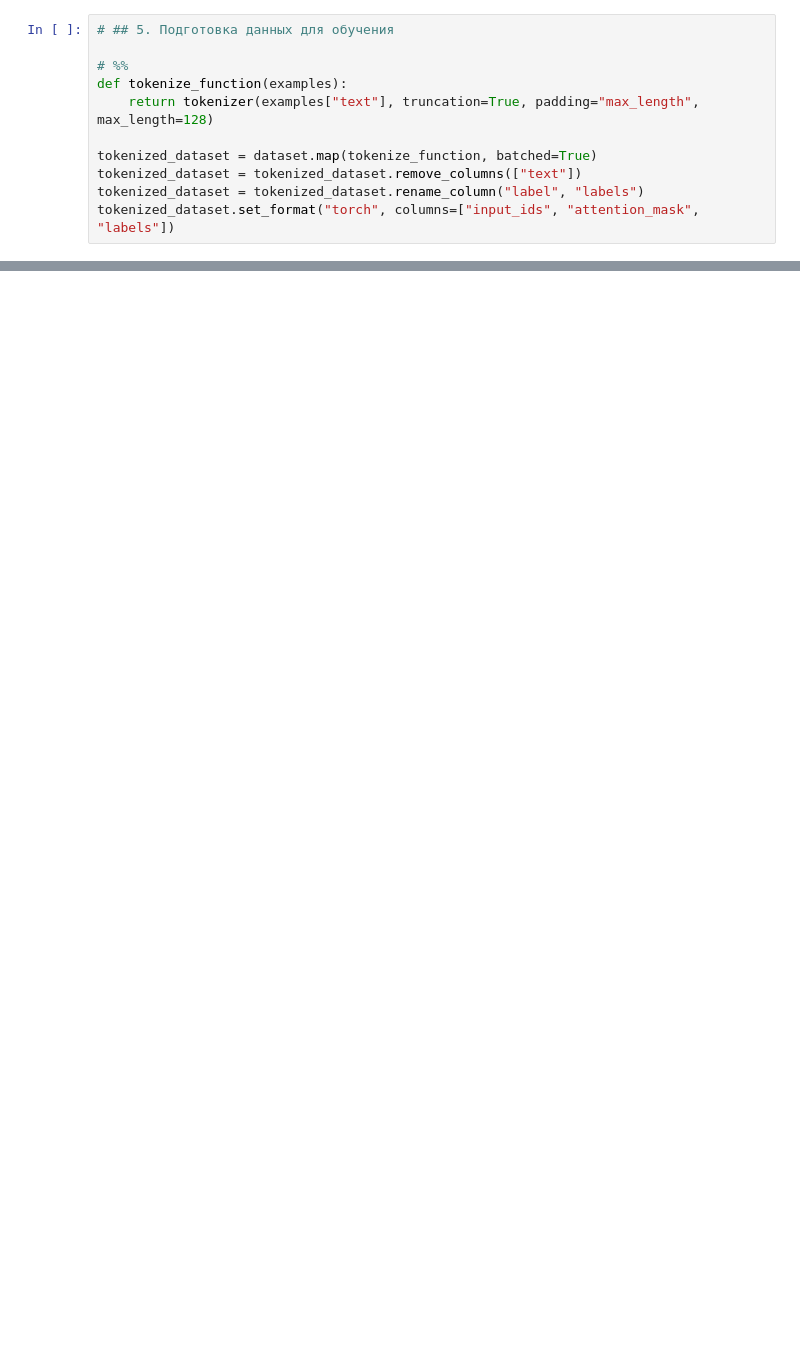
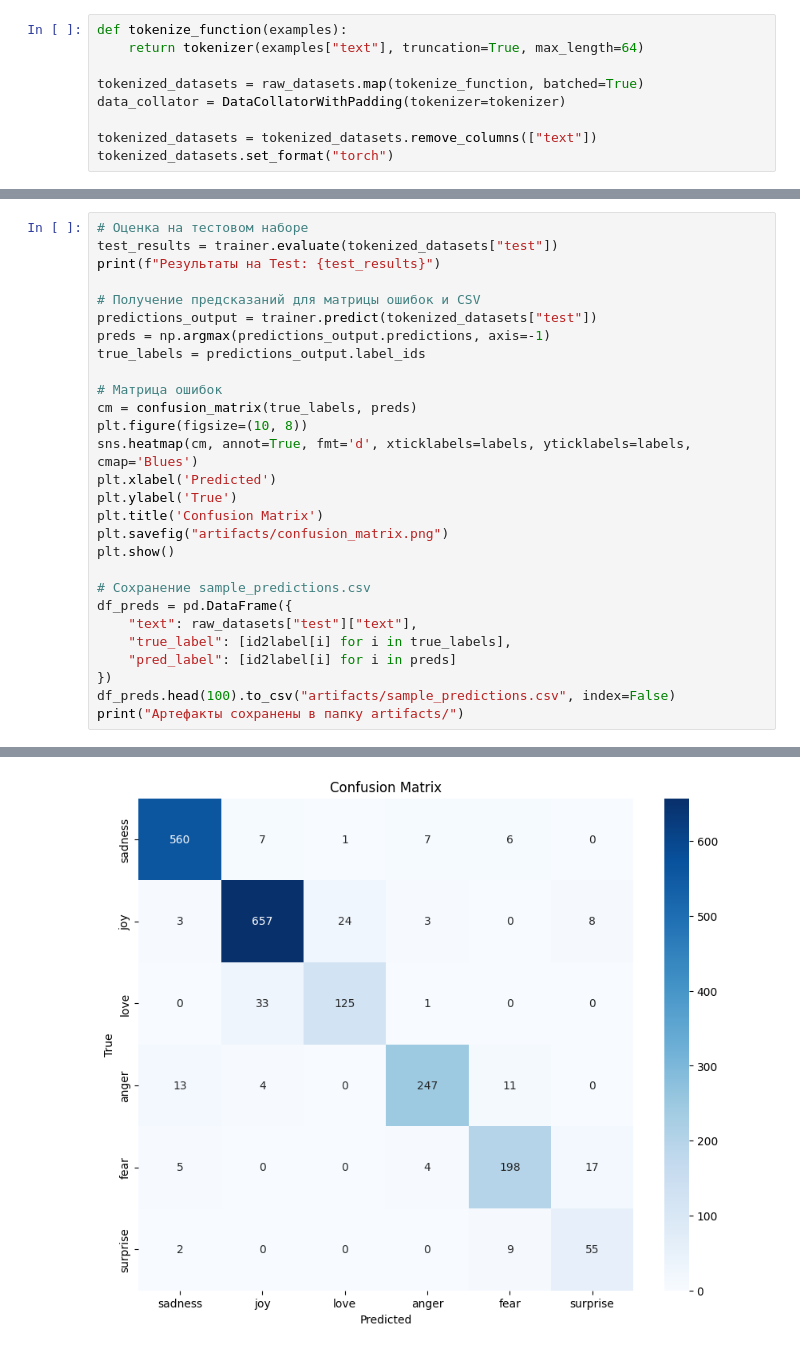
Before and after one commit to Enot-swag/lol, a Jupyter notebook: homeworks/HW13/HW13.ipynb, the cells around one changed output, grey strips where cells are left out. Cells and saved outputs as stored; diff of their text form; blank space fills up the shorter version.

Commit message:
обновила папку с 13 домашним заданиеи

```diff
--- a/homeworks/HW13/HW13.ipynb
+++ b/homeworks/HW13/HW13.ipynb
@@ -144,11 +108,9 @@ I love you -> anger
-# %%
-# ## 5. Подготовка данных для обучения
-
 # %%
 def tokenize_function(examples):
-    return tokenizer(examples["text"], truncation=True, padding="max_length", max_length=128)
+    return tokenizer(examples["text"], truncation=True, max_length=64)
 
-tokenized_dataset = dataset.map(tokenize_function, batched=True)
-tokenized_dataset = tokenized_dataset.remove_columns(["text"])
-tokenized_dataset = tokenized_dataset.rename_column("label", "labels")
-tokenized_dataset.set_format("torch", columns=["input_ids", "attention_mask", "labels"])
+tokenized_datasets = raw_datasets.map(tokenize_function, batched=True)
+data_collator = DataCollatorWithPadding(tokenizer=tokenizer)
+
+tokenized_datasets = tokenized_datasets.remove_columns(["text"])
+tokenized_datasets.set_format("torch")
@@ -353,0 +183,29 @@ Sample predictions:
+# %%
+# Оценка на тестовом наборе
+test_results = trainer.evaluate(tokenized_datasets["test"])
+print(f"Результаты на Test: {test_results}")
+
+# Получение предсказаний для матрицы ошибок и CSV
+predictions_output = trainer.predict(tokenized_datasets["test"])
+preds = np.argmax(predictions_output.predictions, axis=-1)
+true_labels = predictions_output.label_ids
+
+# Матрица ошибок
+cm = confusion_matrix(true_labels, preds)
+plt.figure(figsize=(10, 8))
+sns.heatmap(cm, annot=True, fmt='d', xticklabels=labels, yticklabels=labels, cmap='Blues')
+plt.xlabel('Predicted')
+plt.ylabel('True')
+plt.title('Confusion Matrix')
+plt.savefig("artifacts/confusion_matrix.png")
+plt.show()
+
+# Сохранение sample_predictions.csv
+df_preds = pd.DataFrame({
+    "text": raw_datasets["test"]["text"],
+    "true_label": [id2label[i] for i in true_labels],
+    "pred_label": [id2label[i] for i in preds]
+})
+df_preds.head(100).to_csv("artifacts/sample_predictions.csv", index=False)
+print("Артефакты сохранены в папку artifacts/")
+# %% [output]
@@ -353,0 +214 @@ Sample predictions:
+[figure, added]
```
Also changed, not shown: parts of 13 cells of this notebook, 3 other files.
